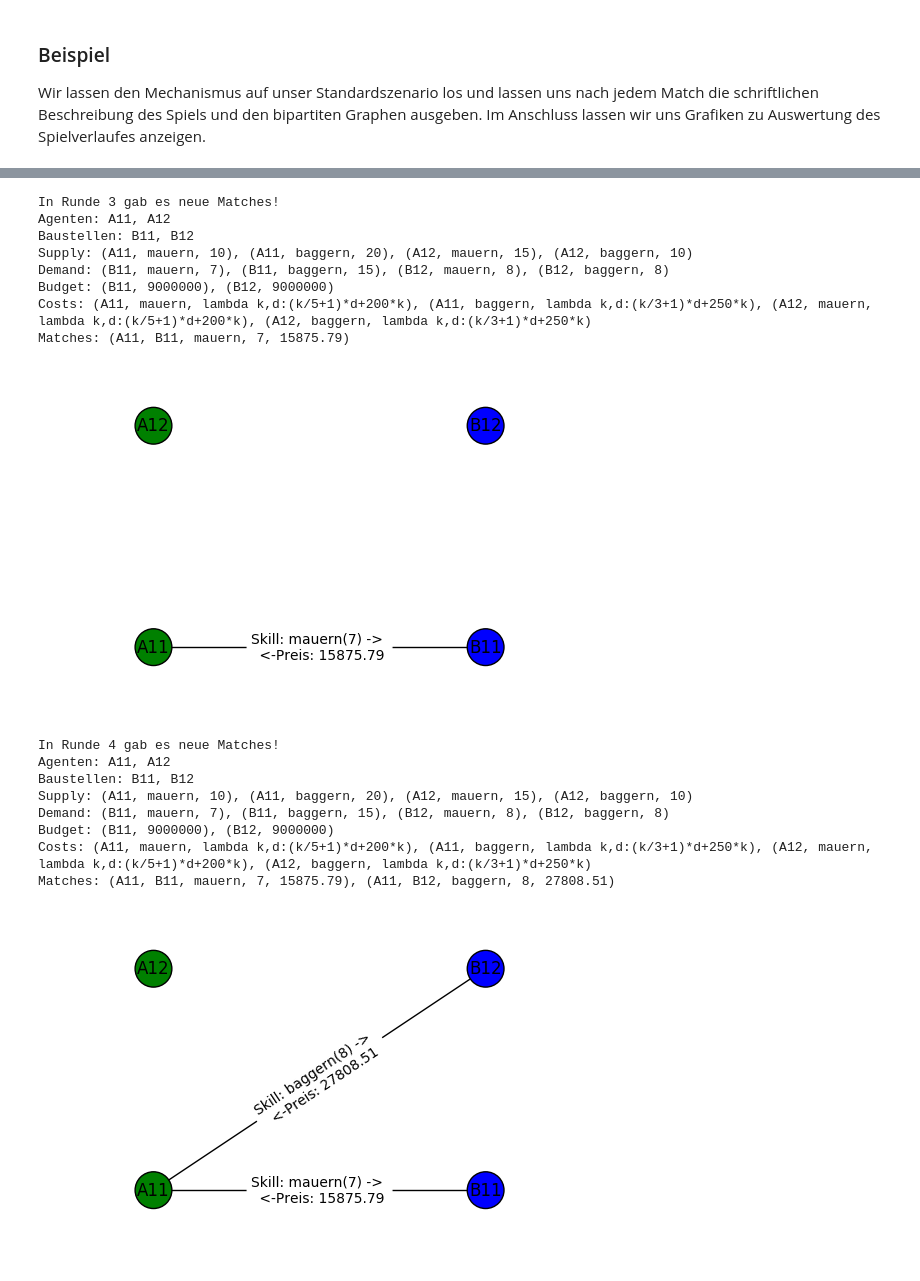
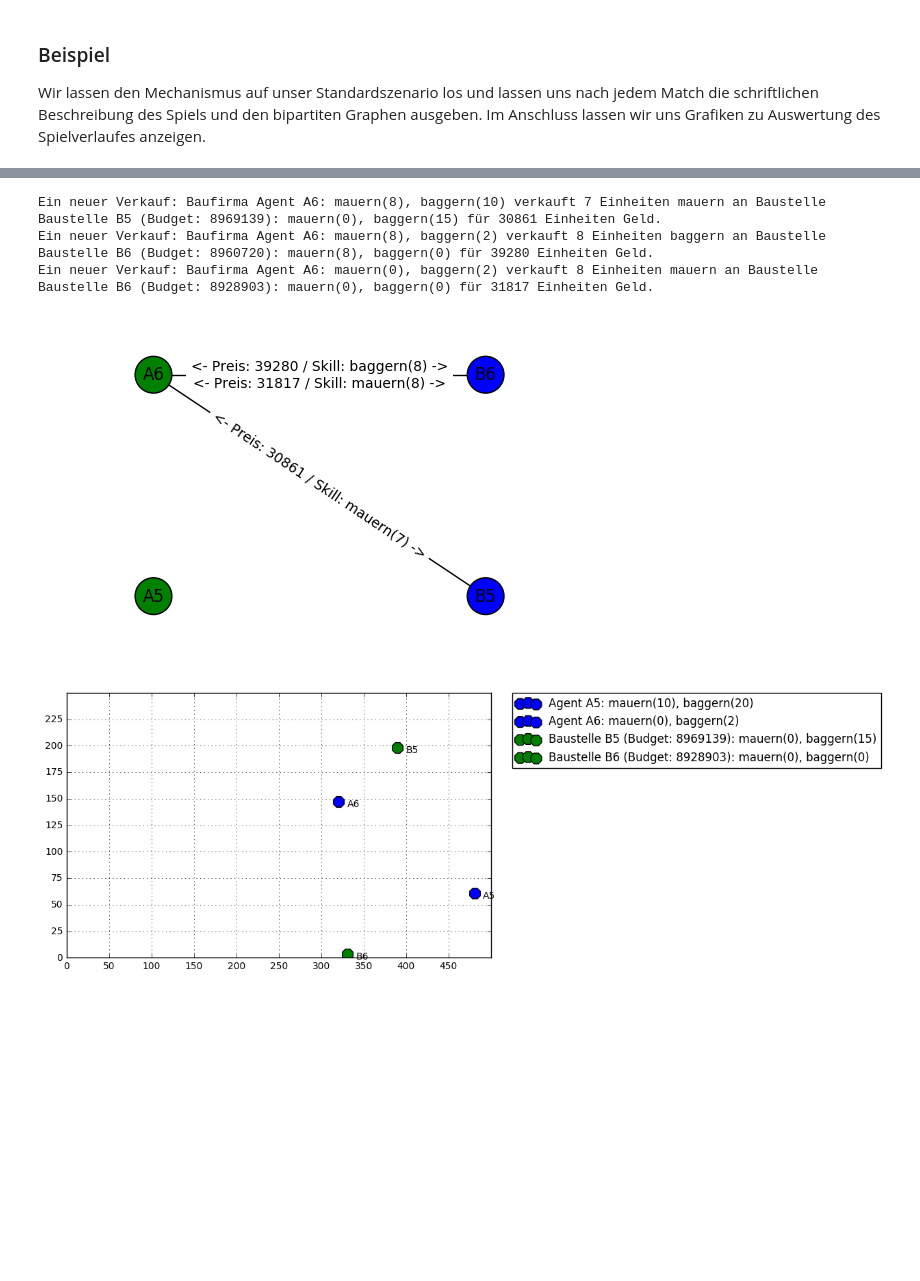
Before and after one commit to mhhf/AOTidF-bagger, a Jupyter notebook: scratch_tobias.ipynb, the cells around one changed output, grey strips where cells are left out. Cells and saved outputs as stored; diff of their text form; code cells hidden in the pictures; blank space fills up the shorter version.

```diff
--- a/scratch_tobias.ipynb
+++ b/scratch_tobias.ipynb
@@ -73,7 +70,7 @@ class SkillCap:
         """ Kosten für eine Menge der Skillkapazität. """
 
         if  0 < count and count <= self.actCapacity:
-            return self.costF(count, distance)
+            return int(self.costF(count, distance))
         else:
             raise None
 # %%
@@ -130,7 +127,7 @@ class Agent:
 
     def getCosts(self, skill, count, distance):
         skillCap = [skillC for skillC in self.skillCaps if str(skillC.skill) == skill][0]
-        return float(format(skillCap.costF(distance, count), '.2f'))
+        return int(skillCap.costF(distance, count))
 
     def checkSell(self, skill, count, distance):
         skillCap = [skillC for skillC in self.skillCaps if skillC.skill == skill][0]
@@ -142,7 +139,7 @@ class Agent:
     def sell(self, skill, count, distance):
         skillCap = [skillC for skillC in self.skillCaps if skillC.skill == skill][0]
         skillCap.actCapacity -= count
-        return float(format(skillCap.costF(distance, count), '.2f'))
+        return int(skillCap.costF(distance, count))
 # %%
 # Agenten erstellen mit den obigen Skillkapazitäten
 agent0 = Agent((sk0, sk1))
@@ -430,12 +427,20 @@ class Scenario:
         color  = ['b'] * len(self.agents)
         color += ['g'] * len(self.sites)
 
+        # labels for edges
         edgeLabels = dict()
         if self.sales is not None:
-            edgeLabels.update( [((match[0], match[1]), \
-                "Skill: "+str(match[2])+"("+str(match[3])+")"+" -> \n <-" + \
-                "Preis: "+match[4]) for match in self.sales])
+            labels = [ ((match[0], match[1]), "<- Preis: "+str(match[4])+ \
+                " / Skill: "+str(match[2])+"("+str(match[3])+") ->") \
+                for match in self.sales]
 
+            for label in labels:
+                if label[0] not in edgeLabels:
+                    edgeLabels[label[0]] = label[1]
+                else:
+                    edgeLabels[label[0]] = edgeLabels[label[0]]+"\n"+label[1]
+
+        # draw it
         nx.draw_networkx_edge_labels(B, pos=pos, edge_labels=edgeLabels)
         nx.draw_networkx(B, pos=pos, with_labels=True, node_size=700, node_color=color)
         plt.axis('off')
@@ -600,4 +638,6 @@ Wir lassen den Mechanismus auf unser Standardszenario los und lassen uns nach je
 revScenario = Scenario()
 revScenario.plotMap()
 simpleReverseAuction(revScenario)
+revScenario.plotBiGraph()
+revScenario.plotMap()
 # %% [output]
@@ -605,18 +645,5 @@ simpleReverseAuction(revScenario)
-In Runde 3 gab es neue Matches!
-Agenten: A11, A12
-Baustellen: B11, B12
-Supply: (A11, mauern, 10), (A11, baggern, 20), (A12, mauern, 15), (A12, baggern, 10)
-Demand: (B11, mauern, 7), (B11, baggern, 15), (B12, mauern, 8), (B12, baggern, 8)
-Budget: (B11, 9000000), (B12, 9000000)
-Costs: (A11, mauern, lambda k,d:(k/5+1)*d+200*k), (A11, baggern, lambda k,d:(k/3+1)*d+250*k), (A12, mauern, lambda k,d:(k/5+1)*d+200*k), (A12, baggern, lambda k,d:(k/3+1)*d+250*k)
-Matches: (A11, B11, mauern, 7, 15875.79)
+Ein neuer Verkauf: Baufirma Agent A6: mauern(8), baggern(10) verkauft 7 Einheiten mauern an Baustelle Baustelle B5 (Budget: 8969139): mauern(0), baggern(15) für 30861 Einheiten Geld.
+Ein neuer Verkauf: Baufirma Agent A6: mauern(8), baggern(2) verkauft 8 Einheiten baggern an Baustelle Baustelle B6 (Budget: 8960720): mauern(8), baggern(0) für 39280 Einheiten Geld.
+Ein neuer Verkauf: Baufirma Agent A6: mauern(0), baggern(2) verkauft 8 Einheiten mauern an Baustelle Baustelle B6 (Budget: 8928903): mauern(0), baggern(0) für 31817 Einheiten Geld.
-[figure, old version]
+[figure, new version]
-In Runde 4 gab es neue Matches!
-Agenten: A11, A12
-Baustellen: B11, B12
-Supply: (A11, mauern, 10), (A11, baggern, 20), (A12, mauern, 15), (A12, baggern, 10)
-Demand: (B11, mauern, 7), (B11, baggern, 15), (B12, mauern, 8), (B12, baggern, 8)
-Budget: (B11, 9000000), (B12, 9000000)
-Costs: (A11, mauern, lambda k,d:(k/5+1)*d+200*k), (A11, baggern, lambda k,d:(k/3+1)*d+250*k), (A12, mauern, lambda k,d:(k/5+1)*d+200*k), (A12, baggern, lambda k,d:(k/3+1)*d+250*k)
-Matches: (A11, B11, mauern, 7, 15875.79), (A11, B12, baggern, 8, 27808.51)
-[figure, old version]
+[figure, new version]
```
Also changed, not shown: parts of 7 cells of this notebook, 2 other files.
